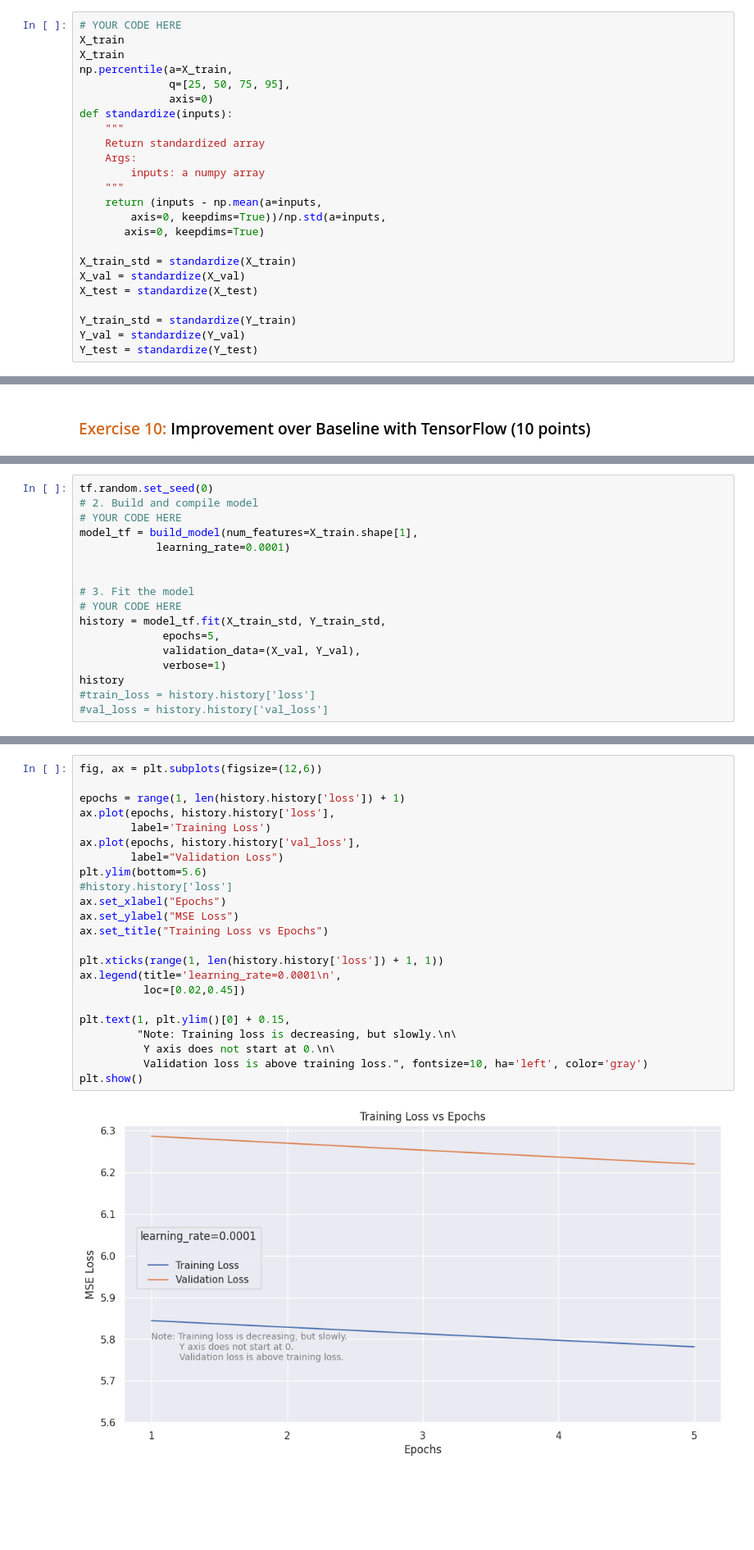
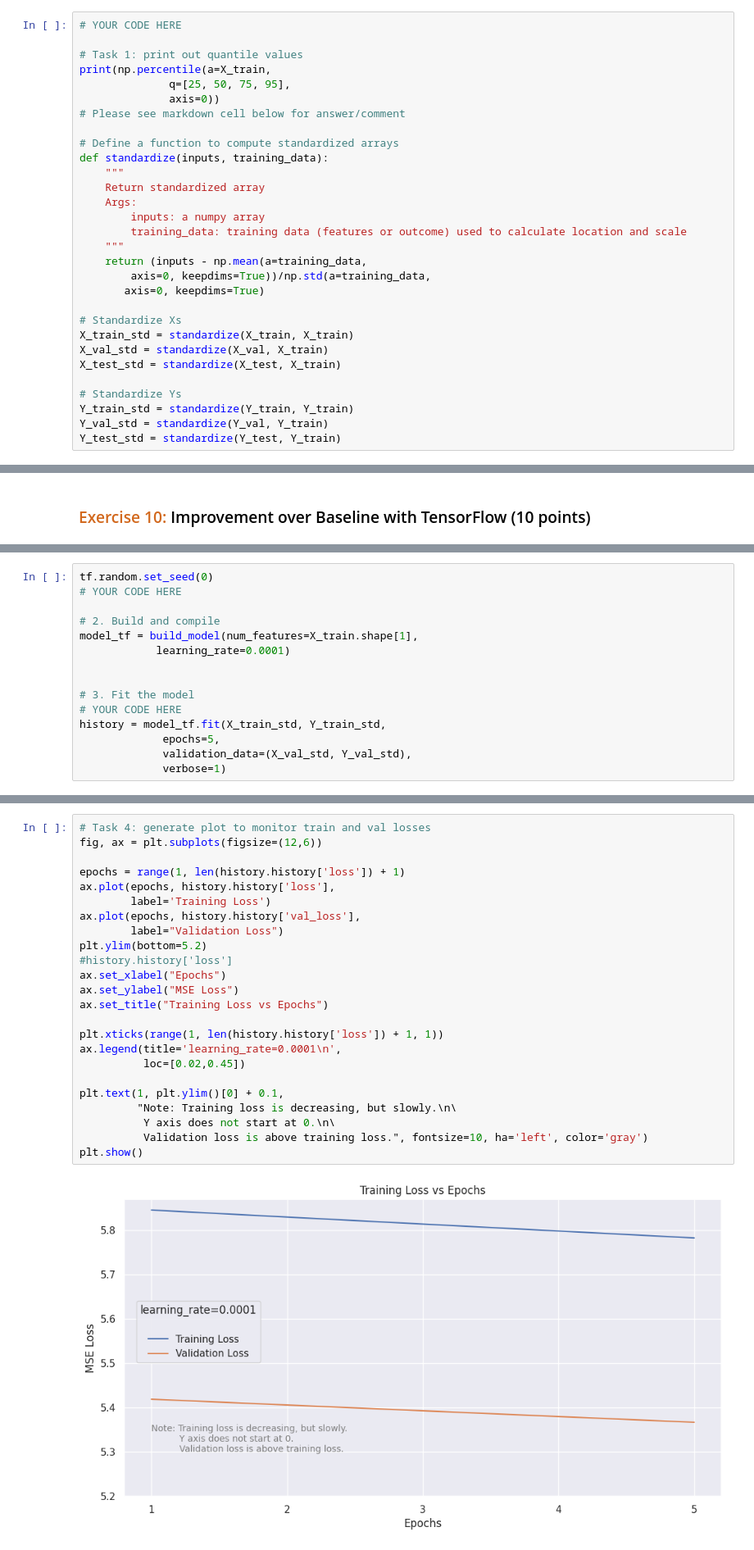
Before and after one commit to dabingougou/207, a Jupyter notebook: module_3/03 Linear Regression with Tensorflow.ipynb, the cells around one changed output, grey strips where cells are left out. Shown: that part at 82% size. Cells and saved outputs as stored; diff of their text form; blank space fills up the shorter version.

```diff
--- a/module_3/03 Linear Regression with Tensorflow.ipynb
+++ b/module_3/03 Linear Regression with Tensorflow.ipynb
@@ -239,25 +265,31 @@ With this concept in mind, complete the following tasks:
 3. Similar to point 2. but now standardize the outcome variable. Label the resulting dataframes as Y_train_std, Y_val_std, and Y_test_std.
 # %%
 # YOUR CODE HERE
-X_train
-X_train
-np.percentile(a=X_train,
+
+# Task 1: print out quantile values
+print(np.percentile(a=X_train,
               q=[25, 50, 75, 95],
-              axis=0)
-def standardize(inputs):
+              axis=0))
+# Please see markdown cell below for answer/comment
+
+# Define a function to compute standardized arrays
+def standardize(inputs, training_data):
     """
     Return standardized array
     Args:
         inputs: a numpy array
+        training_data: training data (features or outcome) used to calculate location and scale
     """
-    return (inputs - np.mean(a=inputs,
-        axis=0, keepdims=True))/np.std(a=inputs,
+    return (inputs - np.mean(a=training_data,
+        axis=0, keepdims=True))/np.std(a=training_data,
        axis=0, keepdims=True)
 
-X_train_std = standardize(X_train)
-X_val = standardize(X_val)
-X_test = standardize(X_test)
+# Standardize Xs
+X_train_std = standardize(X_train, X_train)
+X_val_std = standardize(X_val, X_train)
+X_test_std = standardize(X_test, X_train)
 
-Y_train_std = standardize(Y_train)
-Y_val = standardize(Y_val)
-Y_test = standardize(Y_test)
+# Standardize Ys
+Y_train_std = standardize(Y_train, Y_train)
+Y_val_std = standardize(Y_val, Y_train)
+Y_test_std = standardize(Y_test, Y_train)
@@ -414,8 +458,9 @@ def build_model(num_features, learning_rate):
   return model
 # %%
 tf.random.set_seed(0)
-# 2. Build and compile model
 # YOUR CODE HERE
+
+# 2. Build and compile
 model_tf = build_model(num_features=X_train.shape[1],
             learning_rate=0.0001)
 
@@ -424,10 +469,7 @@ model_tf = build_model(num_features=X_train.shape[1],
 # YOUR CODE HERE
 history = model_tf.fit(X_train_std, Y_train_std,
              epochs=5,
-             validation_data=(X_val, Y_val),
+             validation_data=(X_val_std, Y_val_std),
              verbose=1)
-history
-#train_loss = history.history['loss']
-#val_loss = history.history['val_loss']
 # %% [output]
 Epoch 1/5
@@ -445,28 +486,29 @@ Epoch 5/5
 # %%
+# Task 4: generate plot to monitor train and val losses
 fig, ax = plt.subplots(figsize=(12,6))
 
 epochs = range(1, len(history.history['loss']) + 1)
 ax.plot(epochs, history.history['loss'],
         label='Training Loss')
 ax.plot(epochs, history.history['val_loss'],
         label="Validation Loss")
-plt.ylim(bottom=5.6)
+plt.ylim(bottom=5.2)
 #history.history['loss']
 ax.set_xlabel("Epochs")
 ax.set_ylabel("MSE Loss")
 ax.set_title("Training Loss vs Epochs")
 
 plt.xticks(range(1, len(history.history['loss']) + 1, 1))
 ax.legend(title='learning_rate=0.0001\n',
           loc=[0.02,0.45])
 
-plt.text(1, plt.ylim()[0] + 0.15,
+plt.text(1, plt.ylim()[0] + 0.1,
          "Note: Training loss is decreasing, but slowly.\n\
           Y axis does not start at 0.\n\
           Validation loss is above training loss.", fontsize=10, ha='left', color='gray')
 plt.show()
 # %% [output]
-[figure, old version]
+[figure, new version]
 # %% [markdown]
 ---
 ### Step 5: Hyperparameter tuning
```
Also changed, not shown: parts of 26 cells of this notebook.
